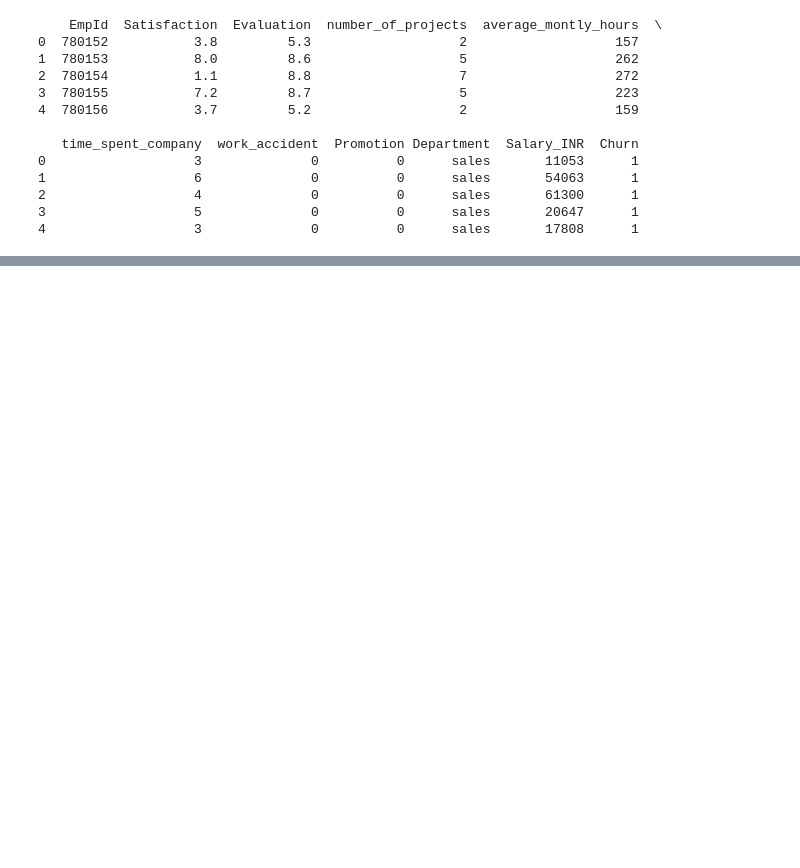
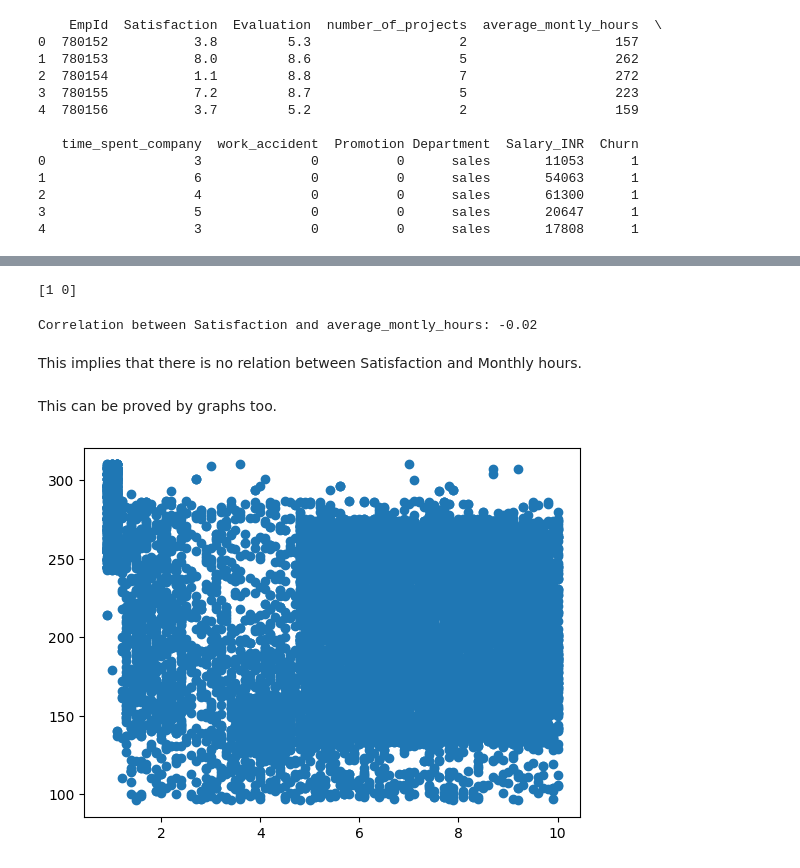
Before and after one commit to SriGanesh01/MLSA_EDA_1, a Jupyter notebook: Analysis.ipynb, the cells around one changed output, grey strips where cells are left out. Drawn from its saved outputs; the diff is of its cells as text; code cells hidden in the pictures; blank space fills up the shorter version.

```diff
--- a/Analysis.ipynb
+++ b/Analysis.ipynb
@@ -22,0 +92,18 @@ print(Employee_HR.head())
+# %%
+print(Employee_HR['Churn'].unique())
+# %% [output]
+[1 0]
+# %%
+correlation_1 = Employee_HR['Satisfaction'].corr(Employee_HR['average_montly_hours']).round(3)
+print(f'Correlation between Satisfaction and average_montly_hours: {correlation_1}')
+# %% [output]
+Correlation between Satisfaction and average_montly_hours: -0.02
+# %% [markdown]
+This implies that there is no relation between Satisfaction and Monthly hours.
+# %% [markdown]
+This can be proved by graphs too.
+# %%
+plt.scatter(Employee_HR['Satisfaction'],Employee_HR['average_montly_hours'])
+plt.show()
+# %% [output]
+[figure, added]
```
Also changed, not shown: parts of 6 cells of this notebook.
